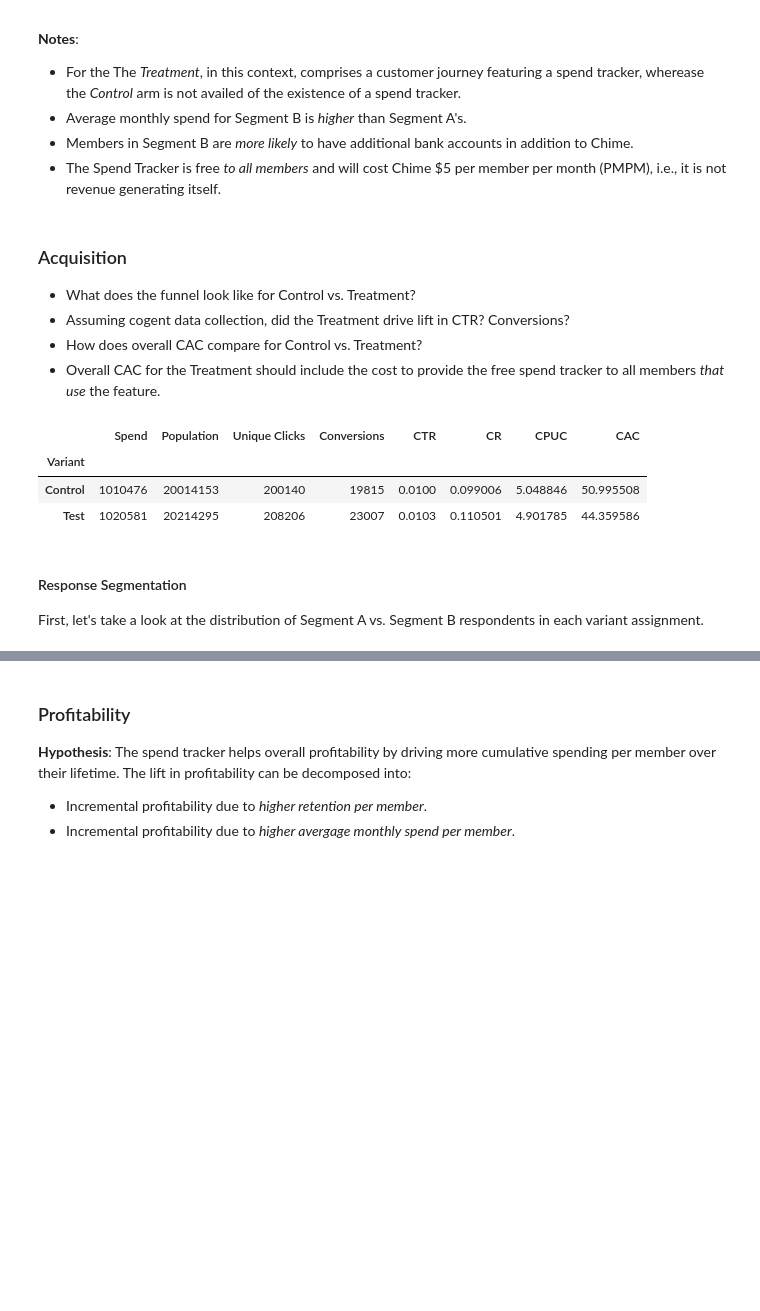
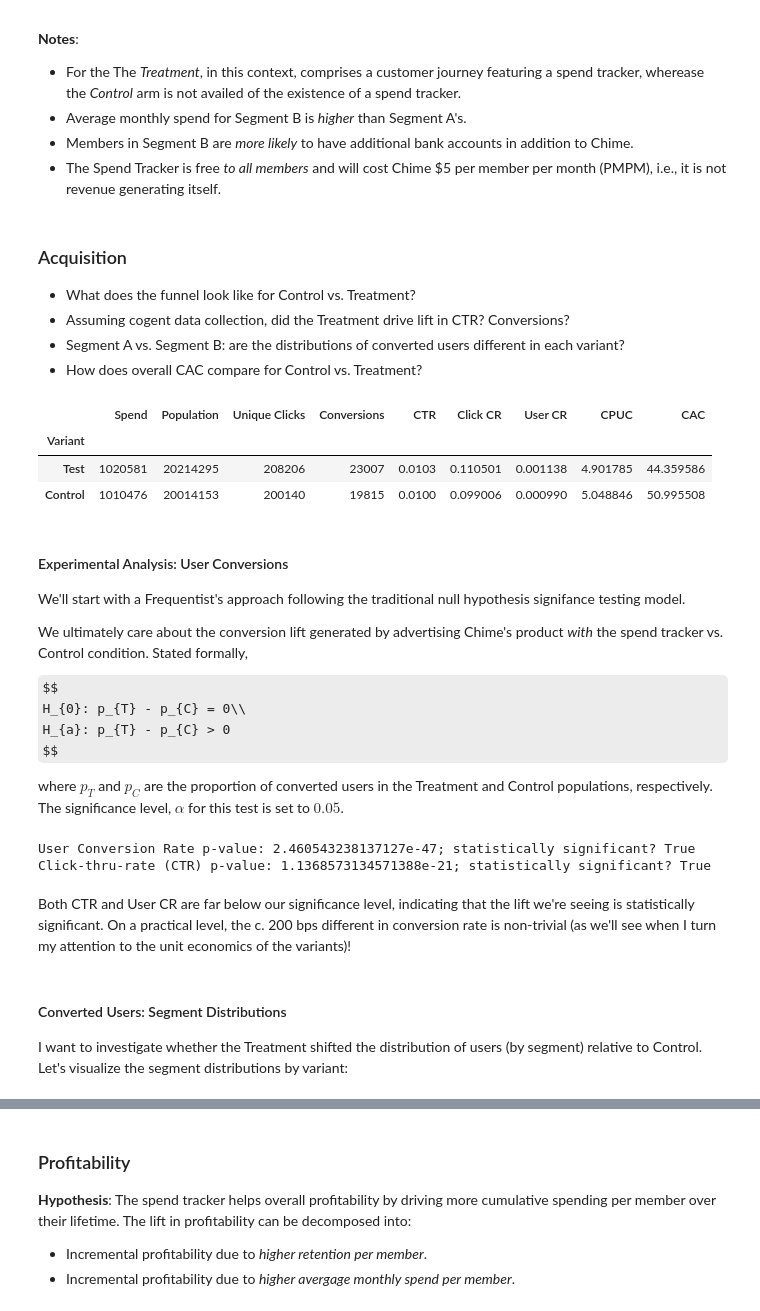
Before and after one commit to Per48edjes/Chime-Case, a Jupyter notebook: notebooks/analysis.ipynb, the cells around one changed output, grey strips where cells are left out. Cells and saved outputs as stored; diff of their text form; code cells hidden in the pictures; some formulas as TeX source; blank space fills up the shorter version.

```diff
--- a/notebooks/analysis.ipynb
+++ b/notebooks/analysis.ipynb
@@ -46,6 +49,10 @@ df_acq_agg.set_index('Variant', inplace=True)
 df_acq_segment.set_index('Variant', inplace=True)
 df_perf.set_index(['Months Since Conversion', 'Test Group', 'Segment'],
                   inplace=True)
+
+# Reorder rows for convenience in NHST
+df_acq_agg = df_acq_agg.reindex(index=df_acq_agg.index[::-1])
+df_acq_segment = df_acq_segment.reindex(index=df_acq_segment.index[::-1])
 # %% [markdown]
 ## EDA
 
@@ -62,26 +69,66 @@ The exploratory data analysis will largely be driven by the questions extracted
 
 - What does the funnel look like for Control vs. Treatment?
 - Assuming cogent data collection, did the Treatment drive lift in CTR? Conversions?
+- Segment A vs. Segment B: are the distributions of converted users different in each variant?
 - How does overall CAC compare for Control vs. Treatment?
- - Overall CAC for the Treatment should include the cost to provide the free spend tracker to all members _that use_ the feature.
 # %%
 # Funnel metrics by variant
 df_acq_agg['CTR'] = df_acq_agg['Unique Clicks'] / df_acq_agg['Population']
-df_acq_agg['CR'] = df_acq_agg['Conversions'] /  df_acq_agg['Unique Clicks']
+df_acq_agg['Click CR'] = df_acq_agg['Conversions'] / df_acq_agg['Unique Clicks']
+df_acq_agg['User CR'] = df_acq_agg['CTR'] * df_acq_agg['Click CR']
 
 # Cost-per-Unique-Click by variant
 df_acq_agg['CPUC'] = df_acq_agg['Spend'] / df_acq_agg['Unique Clicks']
 
 # Cost-per-Conversion by variant
 df_acq_agg['CAC'] = df_acq_agg['Spend'] / df_acq_agg['Conversions']
 
 df_acq_agg
 # %% [output]
-|  | Spend | Population | Unique Clicks | Conversions | CTR | CR | CPUC | CAC |
-| Variant |  |  |  |  |  |  |  |  |
-| Control | 1010476 | 20014153 | 200140 | 19815 | 0.0100 | 0.099006 | 5.048846 | 50.995508 |
-| Test | 1020581 | 20214295 | 208206 | 23007 | 0.0103 | 0.110501 | 4.901785 | 44.359586 |
+|  | Spend | Population | Unique Clicks | Conversions | CTR | Click CR | User CR | CPUC | CAC |
+| Variant |  |  |  |  |  |  |  |  |  |
+| Test | 1020581 | 20214295 | 208206 | 23007 | 0.0103 | 0.110501 | 0.001138 | 4.901785 | 44.359586 |
+| Control | 1010476 | 20014153 | 200140 | 19815 | 0.0100 | 0.099006 | 0.000990 | 5.048846 | 50.995508 |
-# %% [markdown]
-#### Response Segmentation
-
-First, let's take a look at the distribution of Segment A vs. Segment B respondents in each variant assignment.
+# %% [markdown]
+#### Experimental Analysis: User Conversions
+
+We'll start with a Frequentist's approach following the traditional null hypothesis signifance testing model.
+
+We ultimately care about the conversion lift generated by advertising Chime's product _with_ the spend tracker vs. Control condition. Stated formally,
+
+$$
+H_{0}: p_{T} - p_{C} = 0\\
+H_{a}: p_{T} - p_{C} > 0
+$$
+
+where $p_{T}$ and $p_{C}$ are the proportion of converted users in the Treatment and Control populations, respectively. The significance level, $\alpha$ for this test is set to $0.05$.
+# %%
+# Set significance level
+alpha = 0.05
+
+# Calculate test statistics, p-value for User CR
+user_CR_test_stat, user_CR_p_value = proportions_ztest(
+    count=df_acq_agg['Conversions'],
+    nobs=df_acq_agg['Population'],
+    alternative='larger'
+)
+
+print(f"User Conversion Rate p-value: {user_CR_p_value}; statistically significant? {user_CR_p_value < alpha}")
+
+# Calculate test statistics, p-value for CTR
+CTR_test_stat, CTR_p_value = proportions_ztest(
+    count=df_acq_agg['Unique Clicks'],
+    nobs=df_acq_agg['Population'],
+    alternative='larger'
+)
+
+print(f"Click-thru-rate (CTR) p-value: {CTR_p_value}; statistically significant? {CTR_p_value < alpha}")
+# %% [output]
+User Conversion Rate p-value: 2.460543238137127e-47; statistically significant? True
+Click-thru-rate (CTR) p-value: 1.1368573134571388e-21; statistically significant? True
+# %% [markdown]
+Both CTR and User CR are far below our significance level, indicating that the lift we're seeing is statistically significant. On a practical level, the c. 200 bps different in conversion rate is non-trivial (as we'll see when I turn my attention to the unit economics of the variants)!
+# %% [markdown]
+#### Converted Users: Segment Distributions
+
+I want to investigate whether the Treatment shifted the distribution of users (by segment) relative to Control. Let's visualize the segment distributions by variant:
```
Also changed, not shown: parts of 7 cells of this notebook, 2 other files.
